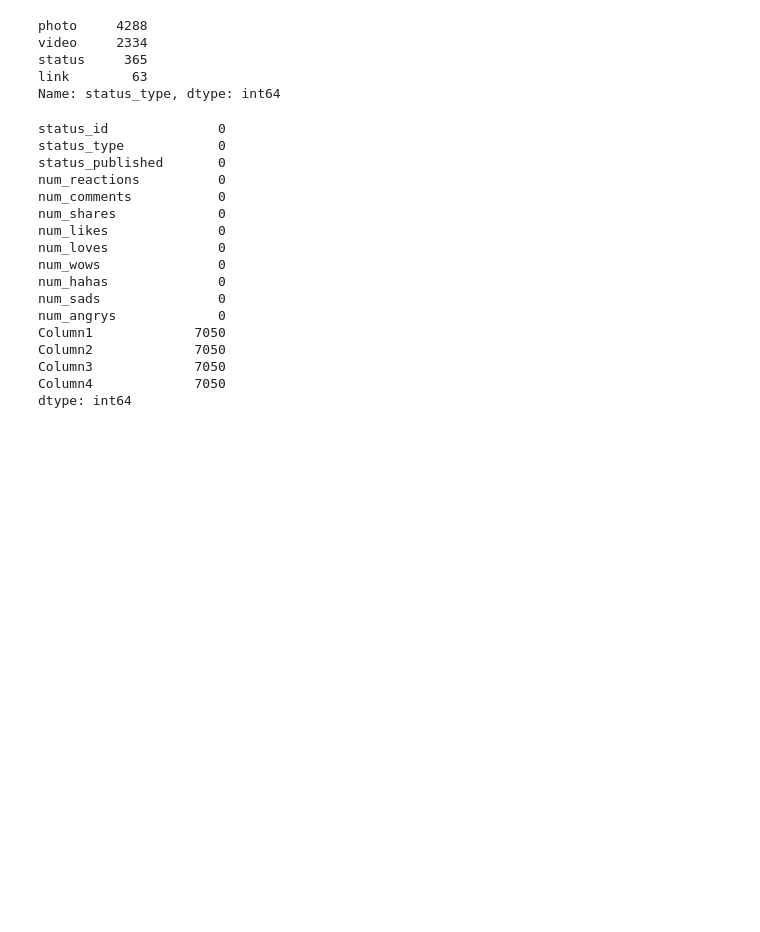
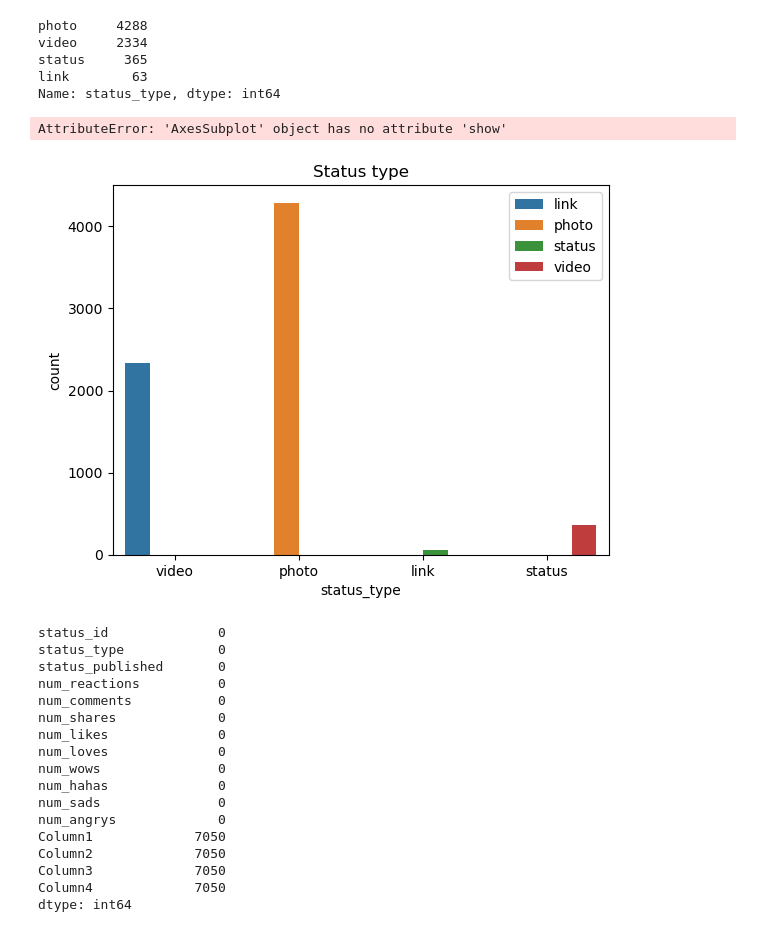
Before and after one commit to Likimeya/Algoritmos_de_aprendizaje_no_suvervisados_agrupacion, a Jupyter notebook: Tasca M8 T01.ipynb, the cells around one changed output. Drawn from its saved outputs; the diff is of its cells as text; code cells hidden in the pictures; blank space fills up the shorter version.

```diff
--- a/Tasca M8 T01.ipynb
+++ b/Tasca M8 T01.ipynb
@@ -72,6 +72,17 @@ video     2334
 status     365
 link        63
 Name: status_type, dtype: int64
+# %%
+fig = sns.countplot(x='status_type', hue='status_type', data=df)
+fig.set_title('Status type')
+fig.set_xlabel('status_type')
+fig.set_ylabel('count')
+fig.legend(labels = ['link', 'photo', 'status', 'video'])
+
+fig.show()
+# %% [output]
+AttributeError: 'AxesSubplot' object has no attribute 'show'
+[figure, added]
 # %%
 df.isnull().sum()
 # %% [output]
```
Also changed, not shown: parts of 8 cells of this notebook.
